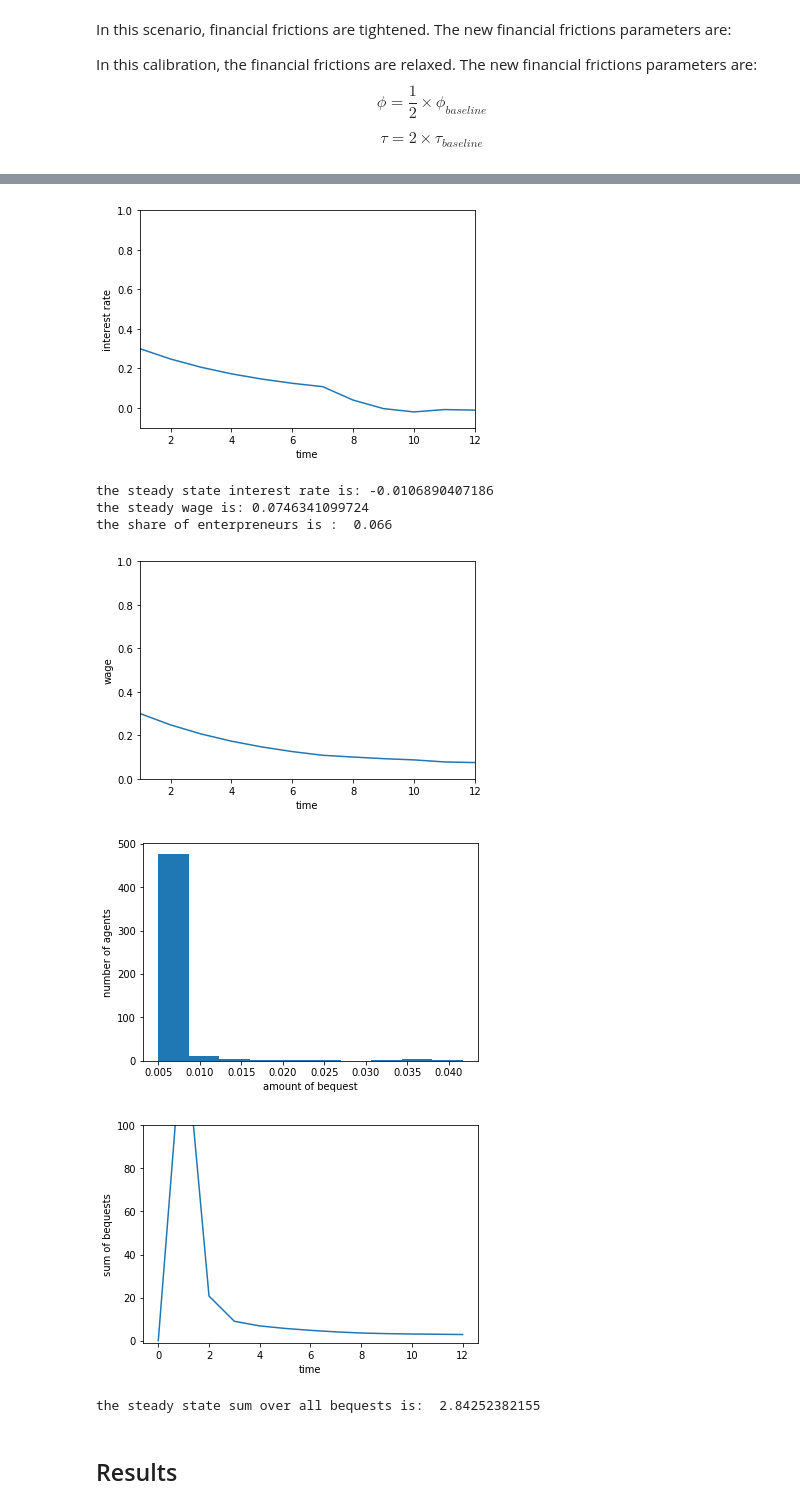
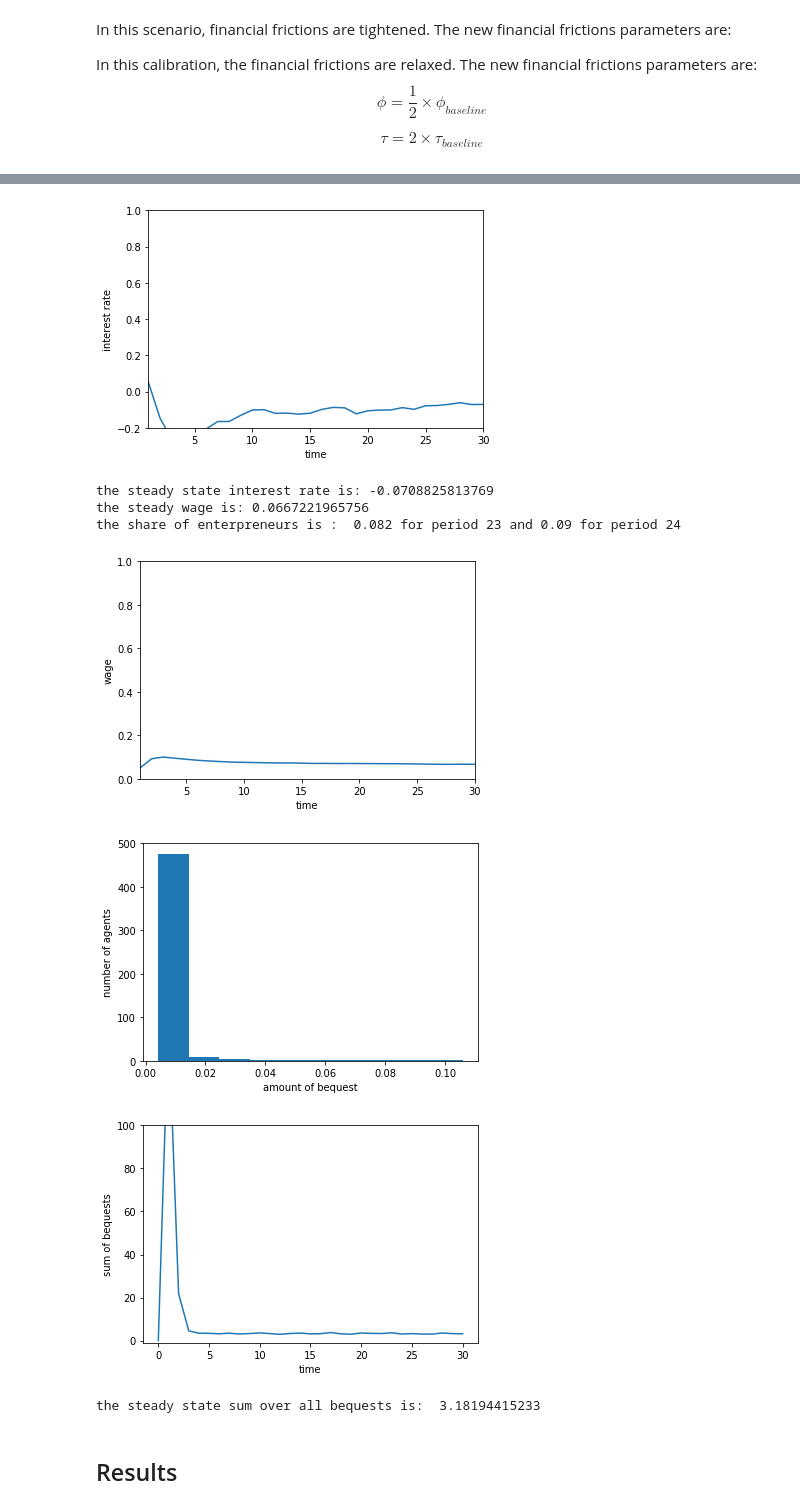
Before and after one commit to Lbuhmann/Assignments, a Jupyter notebook: Assignment.ipynb, the cells around one changed output, grey strips where cells are left out. Saved outputs shown, nothing was run; the diff lists cells and outputs as text; code cells hidden in the pictures.

```diff
--- a/Assignment.ipynb
+++ b/Assignment.ipynb
@@ -386,12 +388,17 @@ def simulation(number_agents,w0,r0,b0=0.3, tol = 0.01, max_t_loops=29):
         entind[t]=sum(ent_indicator_1[t,:])/number_agents
 
         #stop loop condition
-        if w[t]- tol < w[t+1] < w[t] +tol and r[t]- tol < r[t+1] < r[t] +tol:
+        if abs((w[t+1]-w[t])/w[t])< tol and abs((r[t+1]-r[t])/r[t]) < tol:
             print 'break'
             print t
             break
 
         if t == max_t_loops - 1:
+            break
+
+        #define non-covergence
+        if r[t+1]>10:
+            print 'non-convergence'
             break
 
         t+=1
@@ -403,6 +410,7 @@ def simulation(number_agents,w0,r0,b0=0.3, tol = 0.01, max_t_loops=29):
     #adjust the variables to final loop number
     w = w[:nn]
     r = r[:nn]
+    entind = entind[:nn]
 
 
     ndincome = ndincome[:nn,:]
@@ -613,9 +639,9 @@ phi = 0.13
 tau = 0.01
 # %%
 number_agents = 500
-w0=0.3
-r0=0.3
-w3, r3,ndincome3,ndbequests3,entind3, nn3, wstar3, rstar3, income_3, ent_unc_indicator_3, wor_indicator_3, ent_con_indicator_3, ent_indicator_3 = simulation(number_agents,w0,r0, tol =0.01, max_t_loops=40)
+w0=0.05
+r0=0.05
+w3, r3,ndincome3,ndbequests3,entind3, nn3, wstar3, rstar3, income_3, ent_unc_indicator_3, wor_indicator_3, ent_con_indicator_3, ent_indicator_3 = simulation(number_agents,w0,r0, tol =0.01, max_t_loops=50)
 # %% [output]
 1
 2
@@ -635,52 +668,53 @@ plt.plot(r3)
 axes = plt.gca()
 plt.ylabel('interest rate')
 plt.xlabel('time')
-axes.set_ylim([-0.1,1])
+axes.set_ylim([-0.2,1])
 axes.set_xlim([1,nn3-1])
 plt.show()
 
 print "the steady state interest rate is:", r3[nn3-1]
 print "the steady wage is:", w3[nn3-1]
 
-print 'the share of enterpreneurs is : ', entind3[nn3-2]
+print 'the share of enterpreneurs is : ', entind3[nn3-3], 'for period', nn-3 , 'and', entind3[nn3-2], 'for period', nn-2
 
 plt.plot(w3)
 axes = plt.gca()
 plt.ylabel('wage')
 plt.xlabel('time')
 axes.set_ylim([0,1])
 axes.set_xlim([1,nn3-1])
 plt.show()
 
 
 plt.hist(ndbequests3[len(w3)-1,:])
 plt.ylabel('number of agents')
 plt.xlabel('amount of bequest')
 axes.set_xlim([1,5])
 plt.show()
 
 sumbequests = []
 for i in xrange(len(ndbequests3)):
 
     p = sum(ndbequests3[i,:])
     sumbequests.append(p)
 
 plt.plot(sumbequests)
 axes = plt.gca()
 plt.ylabel('sum of bequests')
 plt.xlabel('time')
 axes.set_ylim([-1,100])
 plt.show()
 
+
 print 'the steady state sum over all bequests is: ', sumbequests[nn3-1]
 # %% [output]
-[figure, old version]
+[figure, new version]
-the steady state interest rate is: -0.0106890407186
-the steady wage is: 0.0746341099724
-the share of enterpreneurs is :  0.066
+the steady state interest rate is: -0.0708825813769
+the steady wage is: 0.0667221965756
+the share of enterpreneurs is :  0.082 for period 23 and 0.09 for period 24
-[figure, old version]
+[figure, new version]
-[figure, old version]
+[figure, new version]
-[figure, old version]
+[figure, new version]
-the steady state sum over all bequests is:  2.84252382155
+the steady state sum over all bequests is:  3.18194415233
 # %% [markdown]
 ## Results
```
Also changed, not shown: parts of 14 cells of this notebook.
